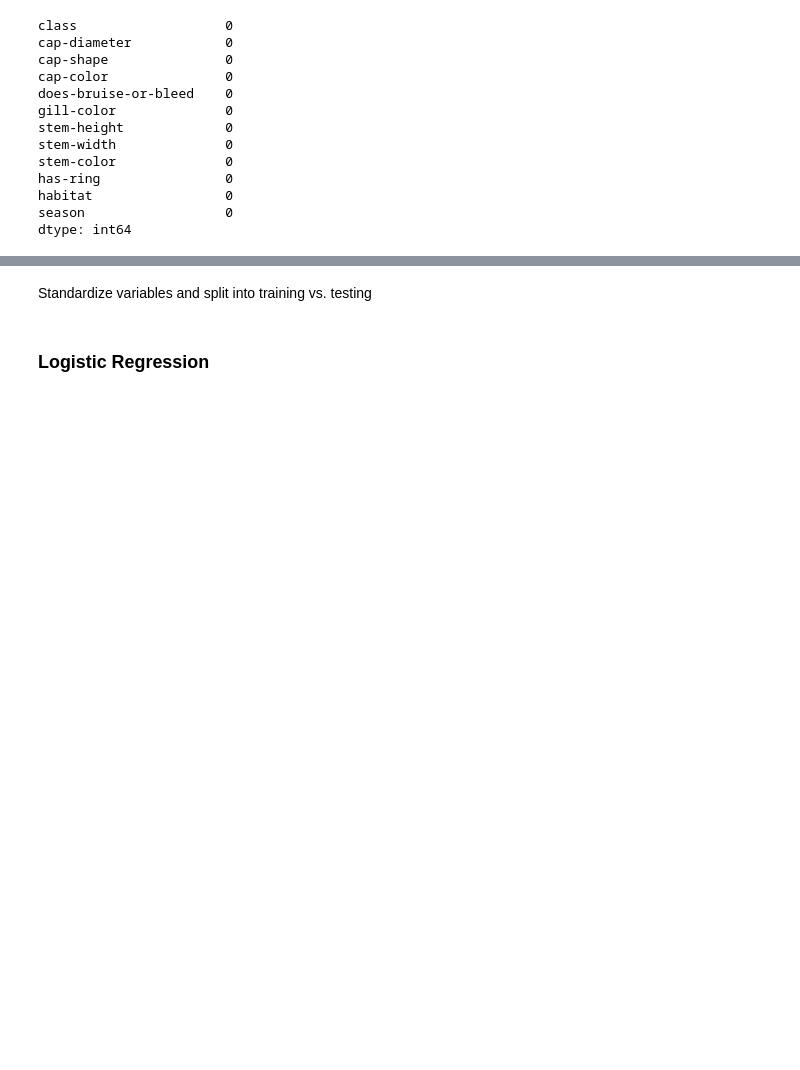
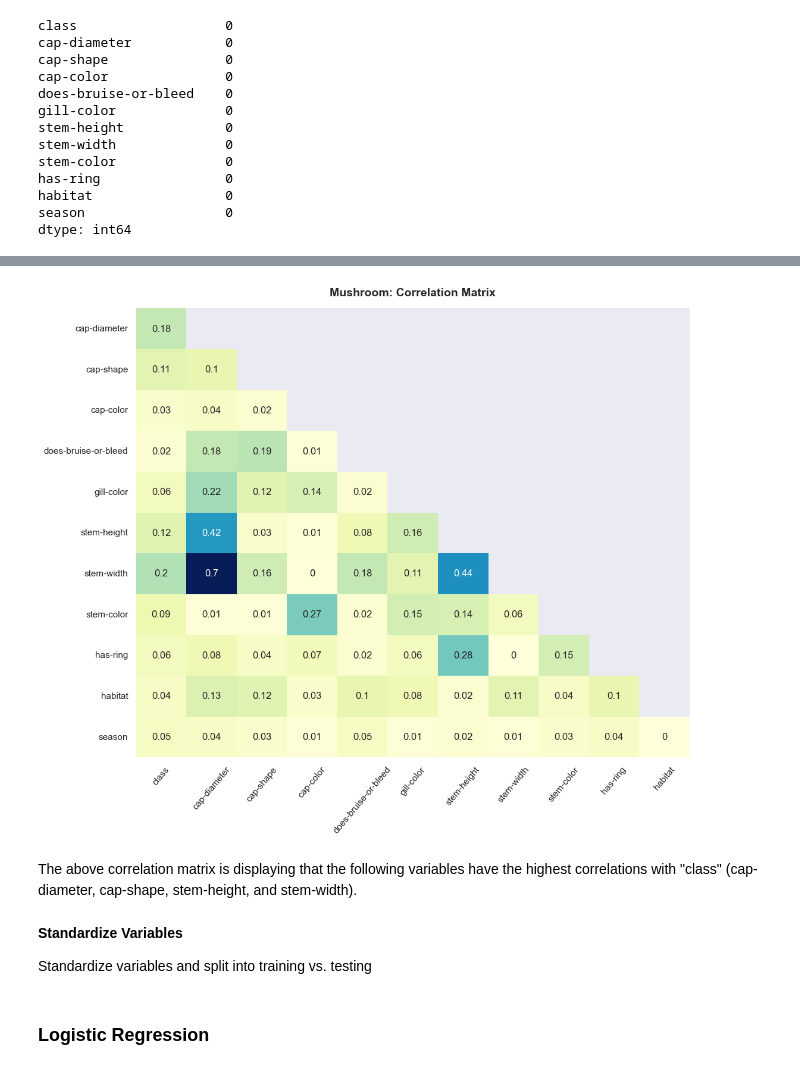
Before and after one commit to artolon/Final-Project, a Jupyter notebook: Mushroom-Exploration.ipynb, the cells around one changed output, grey strips where cells are left out. Drawn from its saved outputs; the diff is of its cells as text; code cells hidden in the pictures; blank space fills up the shorter version.

```diff
--- a/Mushroom-Exploration.ipynb
+++ b/Mushroom-Exploration.ipynb
@@ -265,0 +314,26 @@ mushroom.sample(10)
+# %%
+# Drop the first row and the last column, since those are only NAs
+mush_corr_tri = mush_corr_tri.drop(index='class', columns='season')
+
+# Round everything to 2 decimal places so that heatmap is easier to read
+mush_corr_tri = mush_corr_tri.round(2)
+# %%
+# Set Figure Size
+sns.set(rc={'figure.figsize':(12,10)})
+
+# Visually display the matrix from above
+# use the yellow-green-blue color map so that high correlations are more easily identifiable
+h = sns.heatmap(mush_corr_tri, annot=True, cmap="YlGnBu", cbar=False)
+
+# Add plot title
+h.set_title('Mushroom: Correlation Matrix', size=14, weight='bold', pad=15)
+
+# rotate tick marks so they are easier to read
+plt.xticks(rotation=50)
+
+# Display plot
+plt.show()
+# %% [output]
+[figure, added]
+# %% [markdown]
+The above correlation matrix is displaying that the following variables have the highest correlations with "class" (cap-diameter, cap-shape, stem-height, and stem-width).
@@ -266,4 +343,6 @@ mushroom.sample(10)
 # %% [markdown]
+**Standardize Variables**
+
 Standardize variables and split into training vs. testing
 # %%
 # Import necessary libraries
```
Also changed, not shown: parts of 18 cells of this notebook.
